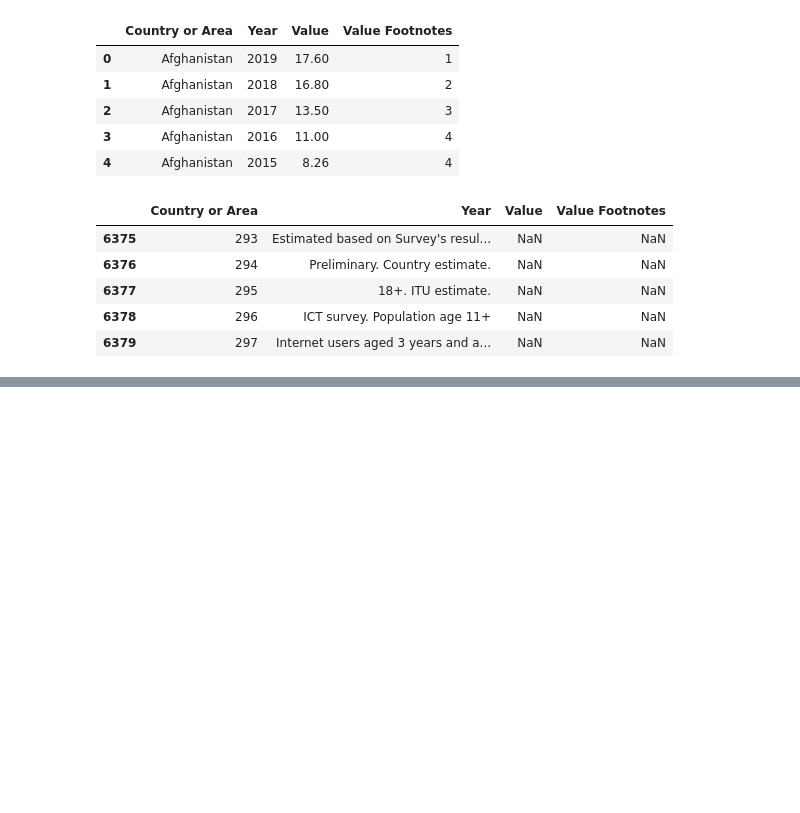
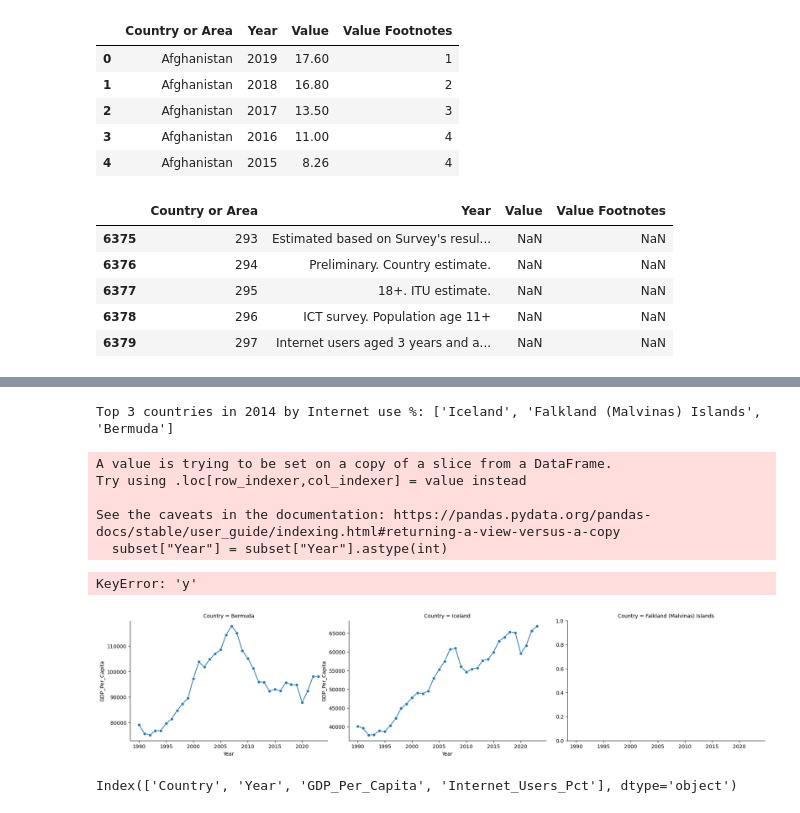
Before and after one commit to NSS-Data-Analytics-Cohort-16/da16-python-gdp-and-internet-use-analysis-brandonwmcmurtry, a Jupyter notebook: notebooks/gdp_internetuse.ipynb, the cells around one changed output, grey strips where cells are left out. Drawn from its saved outputs; the diff is of its cells as text; code cells hidden in the pictures; blank space fills up the shorter version.

```diff
--- a/notebooks/gdp_internetuse.ipynb
+++ b/notebooks/gdp_internetuse.ipynb
@@ -268,0 +432,9 @@ internet_df.tail (5)
+# %%
+df_2014 = internet_df[internet_df["Year"] == 2014]
+# %%
+top3 = df_2014.sort_values("Internet_Users_Pct", ascending=False).head(3)
+top3_countries = top3["Country"].unique().tolist()
+
+print("Top 3 countries in 2014 by Internet use %:", top3_countries)
+# %% [output]
+Top 3 countries in 2014 by Internet use %: ['Iceland', 'Falkland (Malvinas) Islands', 'Bermuda']
@@ -268,0 +444,26 @@ internet_df.tail (5)
+# %%
+subset = gdp_and_internet_use[gdp_and_internet_use["Country"].isin(top3_countries)]
+# %%
+subset["Year"] = subset["Year"].astype(int)
+# %% [output]
+A value is trying to be set on a copy of a slice from a DataFrame.
+Try using .loc[row_indexer,col_indexer] = value instead
+
+See the caveats in the documentation: https://pandas.pydata.org/pandas-docs/stable/user_guide/indexing.html#returning-a-view-versus-a-copy
+  subset["Year"] = subset["Year"].astype(int)
+# %%
+g = sns.FacetGrid(subset, col="Country", sharey=False, height=4, aspect=1.5)
+g.map_dataframe(sns.lineplot, x="Year", y="GDP_Per_Capita", marker="o")
+
+g.set_axis_labels("Year", "GDP per Capita (US$)")
+g.set_titles(col_template="{col_name}")
+plt.subplots_adjust(top=0.85)
+g.fig.suptitle("GDP per Capita Over Time — Top 3 Internet‑Use Countries (2014)")
+plt.show()
+# %% [output]
+KeyError: 'y'
+[figure, added]
+# %%
+print(subset.columns)
+# %% [output]
+Index(['Country', 'Year', 'GDP_Per_Capita', 'Internet_Users_Pct'], dtype='object')
```
Also changed, not shown: parts of 38 cells of this notebook.
